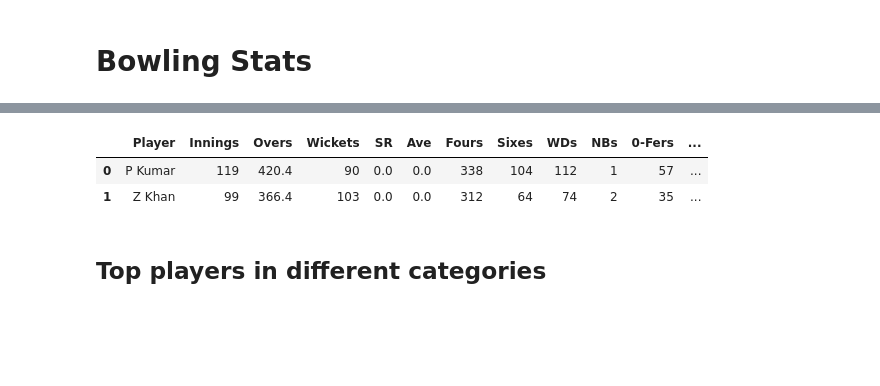
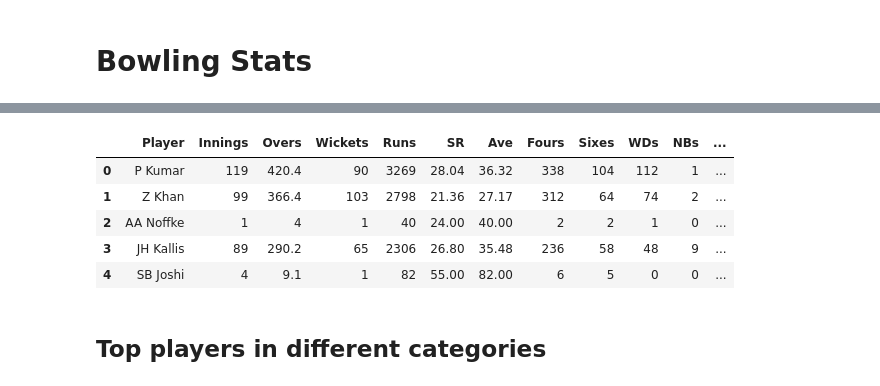
Before and after one commit to khanalg44/cricket_data, a Jupyter notebook: 03_ipl/04_bowling_stats.ipynb, the cells around one changed output, grey strips where cells are left out. Saved outputs shown, nothing was run; the diff lists cells and outputs as text; code cells hidden in the pictures; blank space fills up the shorter version.

```diff
--- a/03_ipl/04_bowling_stats.ipynb
+++ b/03_ipl/04_bowling_stats.ipynb
@@ -11,22 +11,0 @@ from utils import get_player_profile
-# %%
-def add_overs(overs):
-    ov_int = 0
-    ov_frac = 0
-    for ov in overs:
-        ov_split = ov.split('.')
-        ov_int  += int(ov_split[0])
-
-        if len(ov_split)>1:
-            ov_frac += int(ov.split('.')[1])
-
-        if ov_frac >= 6:
-            ov_int += ov_frac//6
-            ov_frac = ov_frac %6
-
-    if ov_frac==0:
-        return str(ov_int)
-    else:
-        return str(ov_int)+'.'+str(ov_frac)
-
-overs=['1.2', '3.5', '4', '2.5']
-add_overs(overs)
@@ -34,0 +12,3 @@ add_overs(overs)
+# %%
+df_test=pickle.load(open('./database/bowling_record_all_years.df', 'rb'))
+df_test.head(2)
@@ -40,40 +25,51 @@ def bowling_summary():
     data=[]
     for player in all_players:
 
         dfp = df[ df['bowler'] == player ]
         Inns_ = dfp.shape[0]
 
         Ovs_  = add_overs(dfp['O'].values)
         Wkts_ = dfp['W'].sum()
+        Runs_ = dfp['R'].sum()
 
         #HS_   = max(dfp.Runs) to be calculated for best bowling figures
+
+        Balls_ = Over2Balls(Ovs_)
+
         SR_   = 0.
         Ave_  = 0.
+        if Wkts_ > 0:
+            SR_   = round( Balls_ / Wkts_ , 2 )
+            Ave_  = round( Runs_ / Wkts_  , 2 )
+
         Fours_= dfp['4s'].sum()
         Sixes_= dfp['6s'].sum()
         WDs_  = dfp['WD'].sum()
         NBs_  = dfp['NB'].sum()
 
         NoWs_= ((dfp['W']==0)).sum()
         ThreeWs_= ((dfp['W']>=3)).sum()
         FourWs_ = ((dfp['W']>=4)).sum()
         FiveWs_ = ((dfp['W']>=5)).sum()
 
-        data.append([player, Inns_, Ovs_, Wkts_, SR_, Ave_, Fours_, Sixes_,
+        data.append([player, Inns_, Ovs_, Wkts_, Runs_, SR_, Ave_, Fours_, Sixes_,
                      WDs_, NBs_, NoWs_, ThreeWs_, FourWs_, FiveWs_])
 
-    df_p = pd.DataFrame(data, columns=['Player', 'Innings', 'Overs', 'Wickets',
+    df_p = pd.DataFrame(data, columns=['Player', 'Innings', 'Overs', 'Wickets', 'Runs',
                                        'SR', 'Ave', 'Fours', 'Sixes', 'WDs', 'NBs',
                                        '0-Fers', '3-Fers', '4-Fers', '5-Fers'])
 
     return df_p
 
-df_summary= bowling_summary()
-df_summary.head(2)
+dfs= bowling_summary()
+dfs.head()
 # %% [output]
-|  | Player | Innings | Overs | Wickets | SR | Ave | Fours | Sixes | WDs | NBs | 0-Fers | ... |
-| 0 | P Kumar | 119 | 420.4 | 90 | 0.0 | 0.0 | 338 | 104 | 112 | 1 | 57 | ... |
-| 1 | Z Khan | 99 | 366.4 | 103 | 0.0 | 0.0 | 312 | 64 | 74 | 2 | 35 | ... |
+|  | Player | Innings | Overs | Wickets | Runs | SR | Ave | Fours | Sixes | WDs | NBs | ... |
+| 0 | P Kumar | 119 | 420.4 | 90 | 3269 | 28.04 | 36.32 | 338 | 104 | 112 | 1 | ... |
+| 1 | Z Khan | 99 | 366.4 | 103 | 2798 | 21.36 | 27.17 | 312 | 64 | 74 | 2 | ... |
+| 2 | AA Noffke | 1 | 4 | 1 | 40 | 24.00 | 40.00 | 2 | 2 | 1 | 0 | ... |
+| 3 | JH Kallis | 89 | 290.2 | 65 | 2306 | 26.80 | 35.48 | 236 | 58 | 48 | 9 | ... |
+| 4 | SB Joshi | 4 | 9.1 | 1 | 82 | 55.00 | 82.00 | 6 | 5 | 0 | 0 | ... |
 # %% [markdown]
 ## Top players in different categories
 # %%
```
Also changed, not shown: parts of 4 cells of this notebook, 2 other files.
